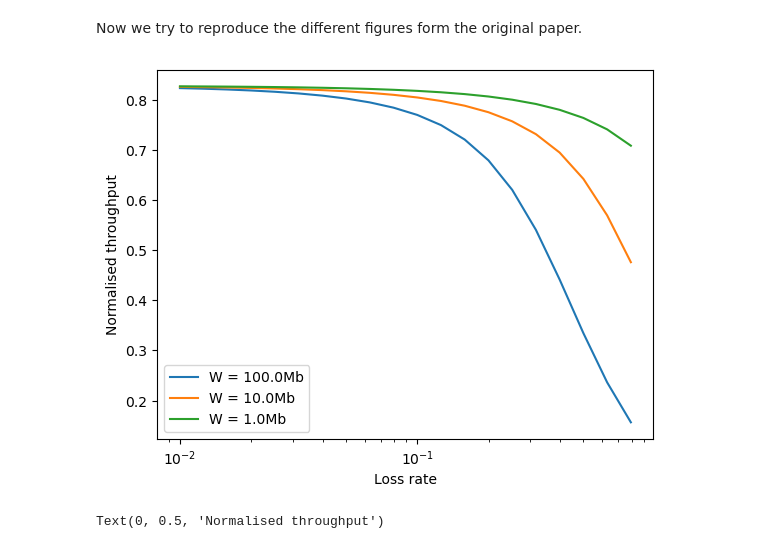
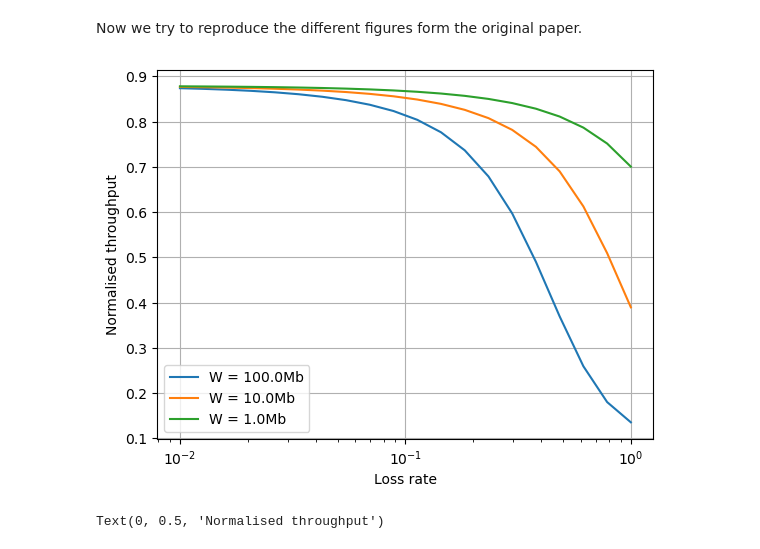
Before and after one commit to megretj/qpepcca, a Jupyter notebook: markovianModel.ipynb, the cells around one changed output. Drawn from its saved outputs; the diff is of its cells as text; code cells hidden in the pictures.

```diff
--- a/markovianModel.ipynb
+++ b/markovianModel.ipynb
@@ -44,28 +44,29 @@ Now we try to reproduce the different figures form the original paper.
 # %%
 # Reproducing Fig. 5 (changing the RTT)
 link = CCA_MarkovChain_CUBIC_time(beta = 0.5, alpha=1,N=100,C =1000)
-loss_rates = np.logspace(-2,-0.1,20)
+loss_rates = np.logspace(-2,0,20)
 rtts = [0.1,0.01,0.001]
 throughputs = np.zeros((len(loss_rates),len(rtts)))
 for j,rtt in enumerate(rtts):
     link.RTT_real = rtt
     link.update()
     for i,l in enumerate(loss_rates):
         link.err_rate = l
         link.avg_throughput()
         throughputs[i,j] = link.ssThroughput
 
 # Now plot the throughput as a function of the loss rate with series representing the RTT
 fig, ax = plt.subplots()
 for j,rtt in enumerate(rtts):
     ax.plot(loss_rates,throughputs[:,j],label = f"W = {1000*rtt}Mb")
 ax.set_xscale('log')
 ax.set_xlabel("Loss rate")
 ax.set_ylabel("Normalised throughput")
 ax.legend()
+plt.grid()
 plt.show()
 # %% [output]
-[figure, old version]
+[figure, new version]
 # %%
 # Fig 5. from paper (Changing C, the bandwidth)
 err_rates = np.logspace(-2,0,20)
```
Also changed, not shown: parts of 1 cell of this notebook, 1 other file.
